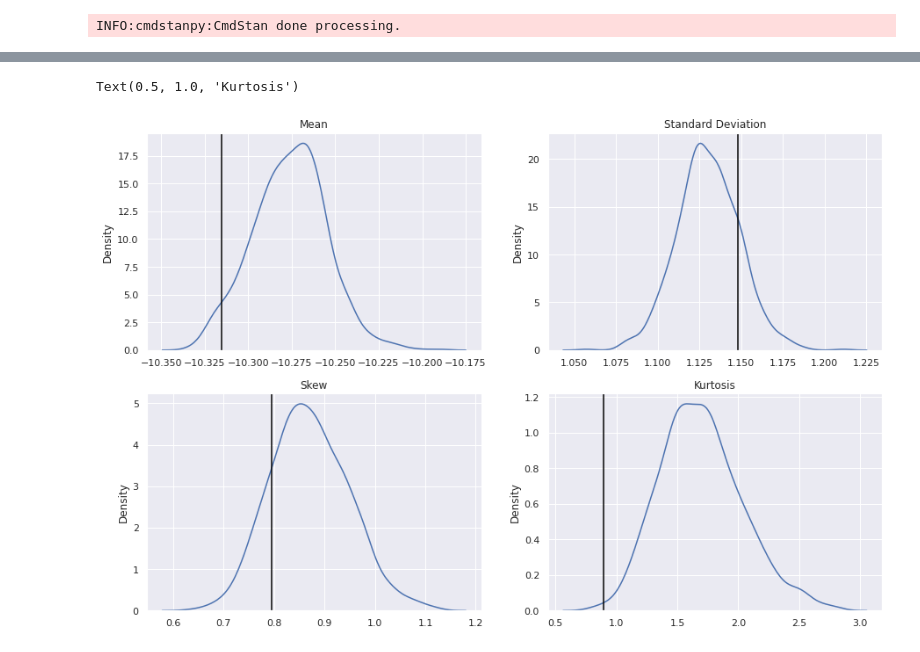
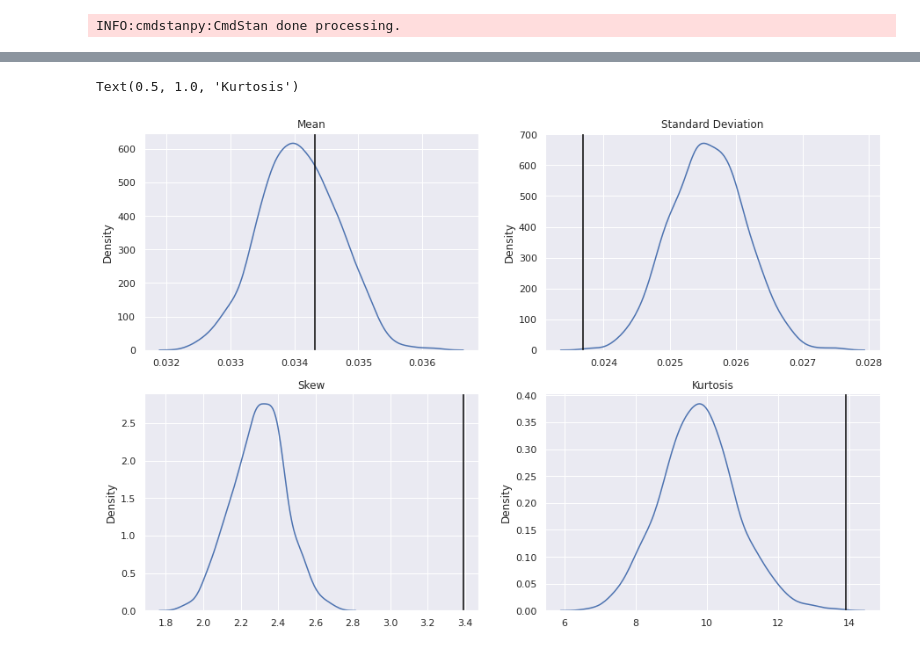
Before and after one commit to eadains/VolatilityTrading, a Jupyter notebook: RV_model_jumps.ipynb, the cells around one changed output, grey strips where cells are left out. Saved outputs shown, nothing was run; the diff lists cells and outputs as text; code cells hidden in the pictures.

Commit message:
new RV model in progress

```diff
--- a/RV_model_jumps.ipynb
+++ b/RV_model_jumps.ipynb
@@ -149,22 +162,25 @@ neg_returns = CalcNegReturns(SPX["close"].groupby(lambda x: x.date).last())
 # %%
 features = (
-    pd.DataFrame(vols["RCV"])
-    .assign(RCV5=lambda x: x["RCV"].rolling(5).mean())
-    .assign(RCV21=lambda x: x["RCV"].rolling(21).mean())
-    .assign(mag=vols["mag"])
-    .assign(mag5=lambda x: x["mag"].rolling(5).mean())
-    .assign(mag21=lambda x: x["mag"].rolling(21).mean())
-    .assign(negret=neg_returns)
-    .assign(negret5=lambda x: x["negret"].rolling(5).mean())
-    .assign(negret21=lambda x: x["negret"].rolling(21).mean())
+    pd.DataFrame(vols["RCV"].rolling(5).mean())
+    .assign(RCV5=lambda x: x["RCV"].rolling(21).mean())
+    .assign(RCV21=lambda x: x["RCV"].rolling(63).mean())
+    .assign(mag=vols["mag"].rolling(5).mean())
+    .assign(mag5=lambda x: x["mag"].rolling(21).mean())
+    .assign(mag21=lambda x: x["mag"].rolling(63).mean())
+    .assign(negret=neg_returns.rolling(5).mean())
+    .assign(negret5=lambda x: x["negret"].rolling(21).mean())
+    .assign(negret21=lambda x: x["negret"].rolling(63).mean())
+    .assign(vix=vix / 100 / np.sqrt(252))
     .dropna()
 )
 # log transform
-features[["RCV", "RCV5", "RCV21"]] = np.log(features[["RCV", "RCV5", "RCV21"]])
-features[["mag", "mag5", "mag21"]] = LogTransform(features[["mag", "mag5", "mag21"]])
+# features[["RCV", "RCV5", "RCV21"]] = np.log(features[["RCV", "RCV5", "RCV21"]])
+# features[["mag", "mag5", "mag21"]] = LogTransform(features[["mag", "mag5", "mag21"]])
 
-# 1-day forward variation
-y = np.log(vols["RV"].shift(-1).dropna())
+features[["RCV", "RCV5", "RCV21", "mag", "mag5", "mag21"]] = np.sqrt(features[["RCV", "RCV5", "RCV21", "mag", "mag5", "mag21"]])
+
+# Variation over the next 30 days
+y = np.sqrt(vols["RV"].rolling(21).sum().shift(-21).dropna())
 
 common_index = features.index.intersection(y.index)
 split = int(0.75 * len(common_index))
@@ -234,7 +257,7 @@ chain 4 |          | 00:00 Status
 INFO:cmdstanpy:CmdStan done processing.
 # %%
 model_data = az.from_cmdstanpy(
-    posterior=sample, observed_data={"y": y.values}, posterior_predictive="y_tilde"
+    posterior=sample, observed_data={"y": y_test.values}, posterior_predictive="y_tilde"
 )
 # %%
 az.plot_trace(model_data, compact=True, var_names=["mu", "rho", "beta", "sigma"])
@@ -251,26 +279,26 @@ array([[<AxesSubplot:title={'center':'mu'}>,
 # %%
 y_hat = model_data.posterior_predictive.y_tilde.values.reshape(1000, -1)
 mean = np.mean(y_hat, axis=1)
 std = np.std(y_hat, axis=1)
 skew = stats.skew(y_hat, axis=1)
 kurt = stats.kurtosis(y_hat, axis=1)
 
 fig, axs = plt.subplots(2, 2)
 sns.kdeplot(mean, ax=axs[0, 0])
-axs[0, 0].axvline(np.mean(y_test), color="black")
+axs[0, 0].axvline(np.mean(model_data.observed_data.y.values), color="black")
 axs[0, 0].set_title("Mean")
 sns.kdeplot(std, ax=axs[0, 1])
-axs[0, 1].axvline(np.std(y_test), color="black")
+axs[0, 1].axvline(np.std(model_data.observed_data.y.values), color="black")
 axs[0, 1].set_title("Standard Deviation")
 sns.kdeplot(skew, ax=axs[1, 0])
-axs[1, 0].axvline(stats.skew(y_test), color="black")
+axs[1, 0].axvline(stats.skew(model_data.observed_data.y.values), color="black")
 axs[1, 0].set_title("Skew")
 sns.kdeplot(kurt, ax=axs[1, 1])
-axs[1, 1].axvline(stats.kurtosis(y_test), color="black")
+axs[1, 1].axvline(stats.kurtosis(model_data.observed_data.y.values), color="black")
 axs[1, 1].set_title("Kurtosis")
 # %% [output]
 Text(0.5, 1.0, 'Kurtosis')
-[figure, old version]
+[figure, new version]
 # %%
 pit = np.mean(model_data.posterior.pit.values.reshape(1000, -1), axis=0)
 
```
Also changed, not shown: parts of 14 cells of this notebook, 3 other files.
